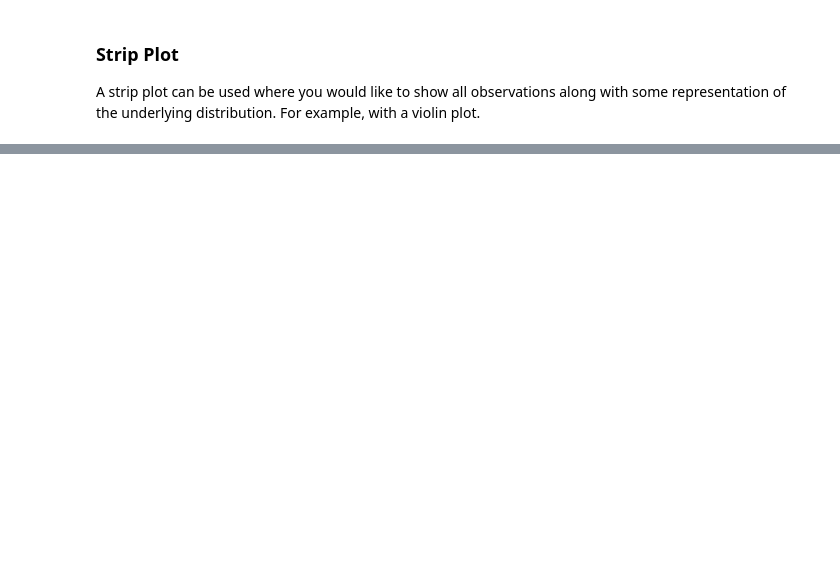
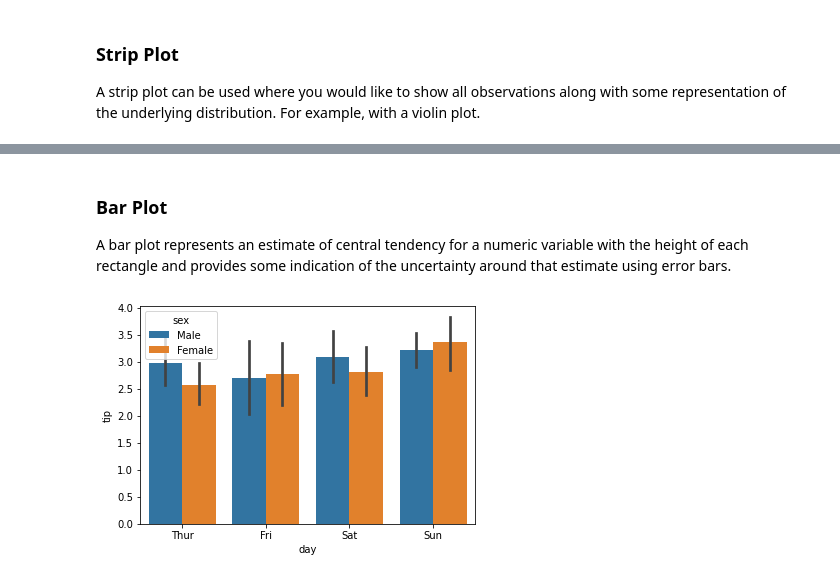
Before and after one commit to shaneahmed/StatswithPython, a Jupyter notebook: 03-DataVisualisation.ipynb, the cells around one changed output, grey strips where cells are left out. Cells and saved outputs as stored; diff of their text form; code cells hidden in the pictures; blank space fills up the shorter version.

```diff
--- a/03-DataVisualisation.ipynb
+++ b/03-DataVisualisation.ipynb
@@ -146,0 +172,7 @@ ax = sns.stripplot(x="species", y="sepal_length", data=iris)
+# %% [markdown]
+### Bar Plot
+A bar plot represents an estimate of central tendency for a numeric variable with the height of each rectangle and provides some indication of the uncertainty around that estimate using error bars.
+# %%
+ax = sns.barplot(x="day", y="tip", hue="sex", data=tips)
+# %% [output]
+[figure, added]
```
Also changed, not shown: parts of 19 cells of this notebook.
